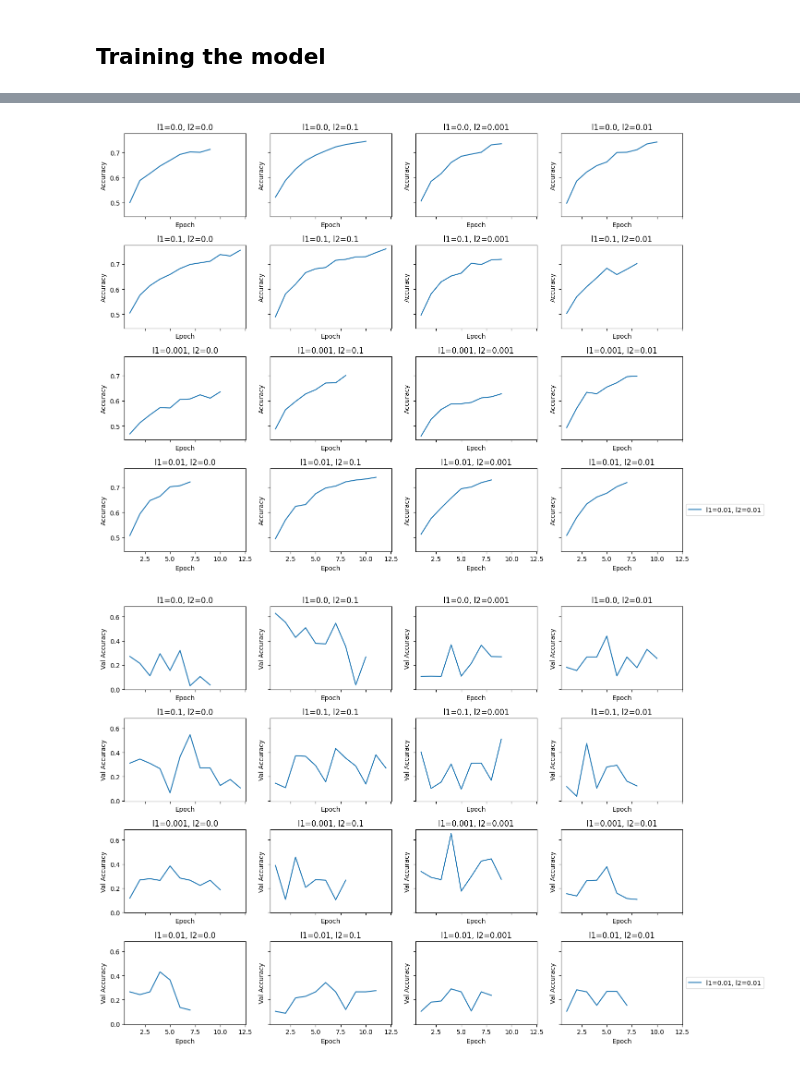
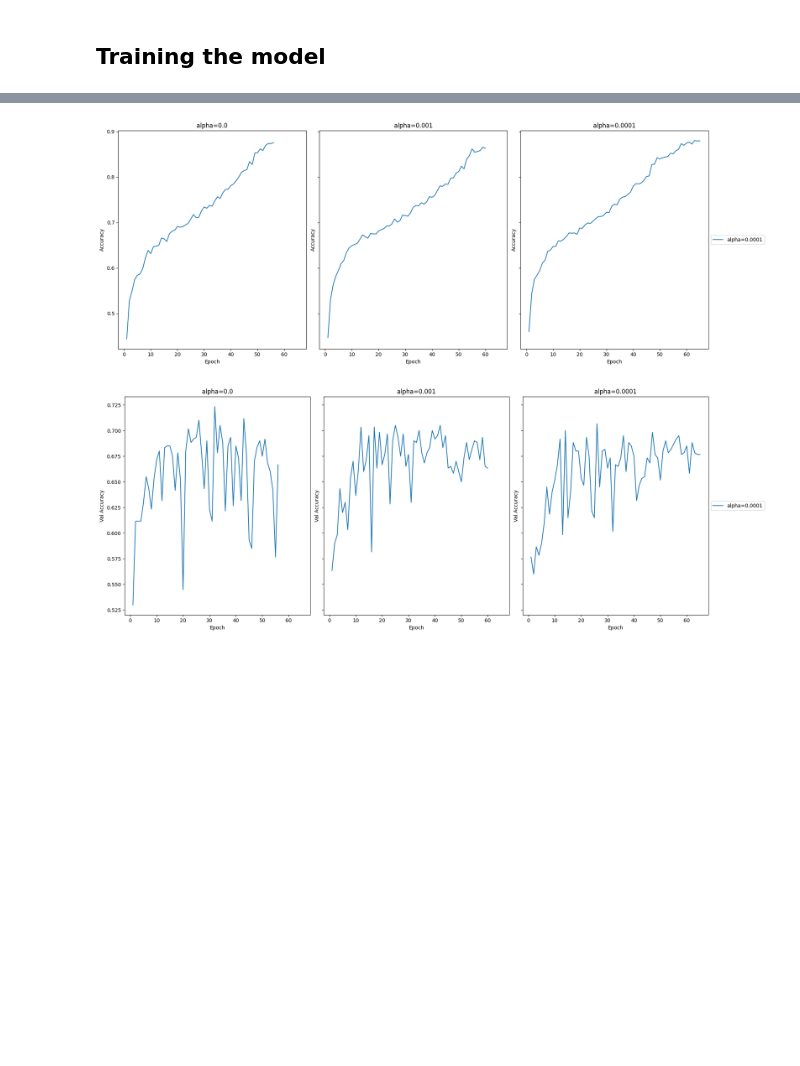
Before and after one commit to menduv/Thesis, a Jupyter notebook: experiments/CNN_magni_w_latentregularisation_gridserach.ipynb, the cells around one changed output, grey strips where cells are left out. Saved outputs shown, nothing was run; the diff lists cells and outputs as text; code cells hidden in the pictures; blank space fills up the shorter version.

```diff
--- a/experiments/CNN_magni_w_latentregularisation_gridserach.ipynb
+++ b/experiments/CNN_magni_w_latentregularisation_gridserach.ipynb
@@ -35,9 +30,6 @@ To enable the following instructions: AVX2 AVX512F AVX512_VNNI FMA, in other ope
 # %%
 #df for 64 embeddings
-df = pd.read_pickle('/home/mendu/Thesis/data/magnatagatune/saved_df_data/df_w_embeddings.pkl')
-
-#df for 128 embeddings
-# df = pd.read_pickle('/home/mendu/Thesis/data/magnatagatune/saved_df_data/df_w_128embeddings.pkl')
+df = pd.read_pickle('/home/mendu/Thesis/data/magnatagatune/saved_df_data/df_w_mood_embeddings.pkl')
 # %% [markdown]
 ## Training the model
 # %%
@@ -72,6 +91,6 @@ audio_names_list = df.mp3_path.to_list()
 # %%
 # data = np.load('data/magnatagatune/saved_df_data/data_array.npy')
-data = np.load('/home/mendu/Thesis/data/magnatagatune/saved_df_data/data_array.npy')
+# data = np.load('/home/mendu/Thesis/data/magnatagatune/saved_df_data/data_array.npy')
 # %%
 # Caption Embeddings
 embeddings = df['caption_embedding']
@@ -151,7 +168,7 @@ data.shape
 # %%
-def create_model(num_classes, l1_reg=0.0, l2_reg=0.0, alpha=0.001):
+def create_model(num_classes, l1_reg=0.01, l2_reg=0.001, alpha=0.0):
     class ModelSubClassing(keras.Model):
-        def __init__(self, num_classes, l1_reg=0, l2_reg=0, alpha = 0.001):
+        def __init__(self, num_classes, l1_reg=0.01, l2_reg=0.001, alpha = 0):
             super().__init__()
 
             # Define L1 and L2 regularizer
@@ -160,6 +177,9 @@ def create_model(num_classes, l1_reg=0.0, l2_reg=0.0, alpha=0.001):
 
             # Define alpha the loss regulator
             self.alpha = alpha
+
+            # number of classes
+            self.num_classes = num_classes
 
             # Initialize layers as None
             self.conv1 = None
@@ -182,9 +202,6 @@ def create_model(num_classes, l1_reg=0.0, l2_reg=0.0, alpha=0.001):
             self.dense_out = None
 
             self.loss_tracker = keras.metrics.Mean(name="loss")
-            # self.mae_metric = keras.metrics.MeanAbsoluteError(name="mae")
-
-            #new
             self.accuracy = keras.metrics.CategoricalAccuracy(name="accuracy")
 
         def build(self, input_shape):
@@ -196,12 +213,12 @@ def create_model(num_classes, l1_reg=0.0, l2_reg=0.0, alpha=0.001):
             self.conv2 = Conv2D(64, 3, activation="relu", kernel_regularizer=self.l1_l2_regularizer)
             self.bn2   = BatchNormalization(momentum=0.9)
             self.max2  = MaxPooling2D(3)
-            self.drop1 = Dropout(0.5)
+            self.drop1 = Dropout(0.3)
 
             self.conv3 = Conv2D(128, 3, activation="relu", kernel_regularizer=self.l1_l2_regularizer)
             self.bn3   = BatchNormalization(momentum=0.9)
             self.max3  = MaxPooling2D(3)
-            self.drop2 = Dropout(0.5)
+            self.drop2 = Dropout(0.3)
 
             self.flatten = Flatten()
             self.dense128 = Dense(128)
@@ -209,13 +226,13 @@ def create_model(num_classes, l1_reg=0.0, l2_reg=0.0, alpha=0.001):
             self.dense128_do = Dropout(0.3)
             self.dense64 = Dense(64)
             self.dense64_activation = Activation('relu')
-            self.dense_out = Dense(num_classes, activation="softmax")
+            self.dense_out = Dense(self.num_classes, activation="softmax")
 
             super().build(input_shape)
 
         def call(self, inputs, training=None):
             # Unpack the inputs
-            mel_spectrogram, caption_embedding = inputs
+            mel_spectrogram = inputs[0]
 
             # Forward pass: block 1
             x = self.conv1(mel_spectrogram)
@@ -238,6 +255,7 @@ def create_model(num_classes, l1_reg=0.0, l2_reg=0.0, alpha=0.001):
             x = self.flatten(x)
             x_dense128 = self.dense128(x)
             x_dense128_act = self.dense128_activation(x_dense128)
+            x_dense128_act = self.dense128_do(x_dense128_act)
             x_dense64 = self.dense64(x_dense128_act)
             x_dense64_act = self.dense64_activation(x_dense64)
             y_hat = self.dense_out(x_dense64_act)
@@ -340,7 +358,9 @@ def create_model(num_classes, l1_reg=0.0, l2_reg=0.0, alpha=0.001):
     model = ModelSubClassing(num_classes)
 
     # Compile the model
-    model.compile(optimizer='adam', loss='categorical_crossentropy', metrics=['accuracy'])
+    adam_opt = keras.optimizers.Adam(learning_rate=0.0001)
+    model.compile(optimizer=adam_opt, loss='categorical_crossentropy', metrics=['accuracy'])
+
     return model
 # %%
 # Define hyperparameters for grid search
@@ -522,16 +440,18 @@ fig_val_loss.show()
 # Define number of subplots needed
 num_combinations = len(history_dict)
 rows = cols = int(num_combinations ** 0.5)
+cols = rows if rows * rows == num_combinations else rows + 1
 
 # If the square root of combinations does not give an integer grid, slightly increase the number of columns
 if rows * cols < num_combinations:
     cols += 1
 
 # Create subplots for each metric
-fig_acc, axes_acc = plt.subplots(rows, cols, figsize=(15, 10), sharex=True, sharey=True)
-fig_val_acc, axes_val_acc = plt.subplots(rows, cols, figsize=(15, 10), sharex=True, sharey=True)
-fig_loss, axes_loss = plt.subplots(rows, cols, figsize=(15, 10), sharex=True, sharey=True)
-fig_val_loss, axes_val_loss = plt.subplots(rows, cols, figsize=(15, 10), sharex=True, sharey=True)
+fig_size = (20,7)
+fig_acc, axes_acc = plt.subplots(rows, cols, figsize=fig_size, sharex=True, sharey=True)
+fig_val_acc, axes_val_acc = plt.subplots(rows, cols, figsize=fig_size, sharex=True, sharey=True)
+fig_loss, axes_loss = plt.subplots(rows, cols, figsize=fig_size, sharex=True, sharey=True)
+fig_val_loss, axes_val_loss = plt.subplots(rows, cols, figsize=fig_size, sharex=True, sharey=True)
 
 # Flatten the axes array for easy iteration
 axes_acc_flat = axes_acc.flatten()
@@ -545,7 +465,8 @@ for idx, (parameter_combination, history) in enumerate(history_dict.items()):
     epochs = range(1, num_epochs + 1)
 
     # Parameters string for legend label
-    params_label = f"l1={parameter_combination[0]}, l2={parameter_combination[1]}"
+    # params_label = f"alpha={parameter_combination[0]}, l1 = {parameter_combination[1]}, l2 = {parameter_combination[2]}"
+    params_label = f"alpha={parameter_combination[0]}"
 
     # Plot Training accuracy for this combination
     axes_acc_flat[idx].plot(epochs, history['accuracy'], label=params_label)
@@ -560,32 +481,32 @@ for idx, (parameter_combination, history) in enumerate(history_dict.items()):
     axes_val_acc_flat[idx].set_ylabel('Val Accuracy')
 
     # Plot Training loss for this combination
     axes_loss_flat[idx].plot(epochs, history['loss'], label=params_label)
     axes_loss_flat[idx].set_title(params_label)
     axes_loss_flat[idx].set_xlabel('Epoch')
     axes_loss_flat[idx].set_ylabel('Loss')
 
     # Plot Validation loss for this combination
     axes_val_loss_flat[idx].plot(epochs, history['val_loss'], label=params_label)
     axes_val_loss_flat[idx].set_title(params_label)
     axes_val_loss_flat[idx].set_xlabel('Epoch')
     axes_val_loss_flat[idx].set_ylabel('Val Loss')
 
 # After adding all the plots to the subplots, adjust the layout and add the legend outside the last axis in each figure
 for axes, fig in [(axes_acc_flat, fig_acc),
                   (axes_val_acc_flat, fig_val_acc),
                   (axes_loss_flat, fig_loss),
                   (axes_val_loss_flat, fig_val_loss)]:
     # Put a legend to the right of the last subplot
     axes[-1].legend(loc='center left', bbox_to_anchor=(1, 0.5))
 
     # Hide any unused axes if the number of combinations isn't a perfect square
     for ax in axes[num_combinations:]:
         ax.set_visible(False)
 
     fig.tight_layout()
     fig.subplots_adjust(right=0.85)  # Adjust subplot params so the legend outside fits
     fig.show()
 # %% [output]
-[figure, old version]
+[figure, new version]
-[figure, old version]
+[figure, new version]
```
Also changed, not shown: parts of 23 cells of this notebook, 8 other files.
